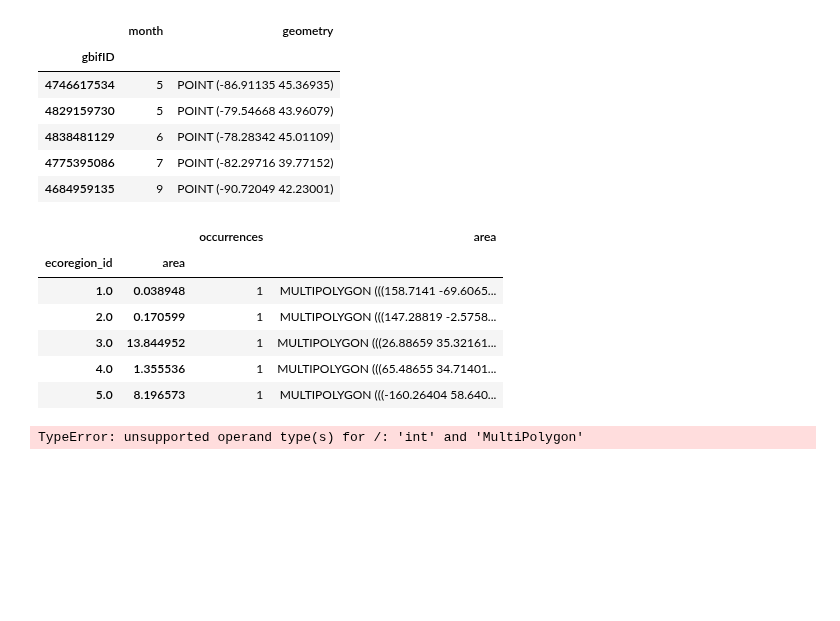
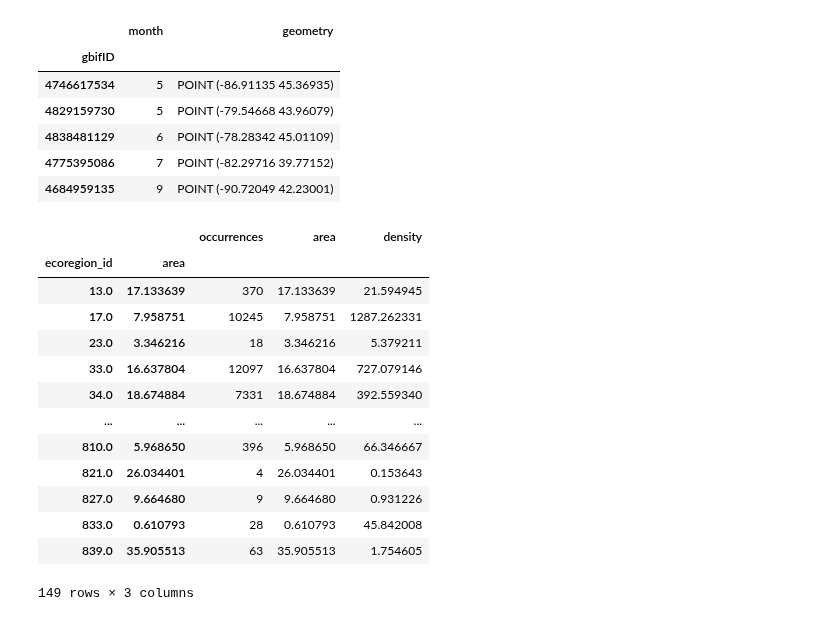
Before and after one commit to earthlab-education/foundations-of-earth-analytics-2024-species-distribution-coding-challenge-fundamentals-03-species-di, a Jupyter notebook: notebooks/rose-breasted-grosbeak.ipynb, the cells around one changed output. Cells and saved outputs as stored; diff of their text form; code cells hidden in the pictures; blank space fills up the shorter version.

Commit message:
ecoregion duplication remove

```diff
--- a/notebooks/rose-breasted-grosbeak.ipynb
+++ b/notebooks/rose-breasted-grosbeak.ipynb
@@ -215,8 +215,8 @@ gbif_gdf
 312913 rows × 2 columns
 # %%
 # Normalize data to show the average number of observations for each
-# ecoregion
-ecoregion_gdf = (
+# ecoregion -joining two GeoDataframes
+species_region_gdf = (
     ecoregion_gdf
     # Match the CRS of the GBIF data and the ecoregions
     .to_crs(gbif_gdf.crs)
@@ -227,7 +227,7 @@ ecoregion_gdf = (
         predicate='contains')
 
 )
-ecoregion_gdf
+species_region_gdf
 # %% [output]
 |  | name | area | geometry | gbifID | month |
 | ecoregion_id |  |  |  |  |  |
@@ -282,36 +263,41 @@ gbif_gdf.head()
 | 4838481129 | 6 | POINT (-78.28342 45.01109) |
 | 4775395086 | 7 | POINT (-82.29716 39.77152) |
 | 4684959135 | 9 | POINT (-90.72049 42.23001) |
+# %%
+occurrence_df = (
+    species_region_gdf
+    # Reset index
+    .reset_index()
+    # For each ecoregion
+    .groupby(['ecoregion_id', 'area'])
+    # ...count the number of occurrences
+    .agg(
+        occurrences=('ecoregion_id', 'count'),
+         area=('area', 'first'))
+)
+
+# Normalize by area
+occurrence_df['density'] = (
+    occurrence_df.occurrences
+    / occurrence_df.area
+)
+
+# Get rid of rare observations (possible misidentification?)
+occurrence_df = occurrence_df[occurrence_df.occurrences>1]
 # %%
-occurrence_df.head()
+occurrence_df
 # %% [output]
-|  |  | occurrences | area |
-| ecoregion_id | area |  |  |
-| 1.0 | 0.038948 | 1 | MULTIPOLYGON (((158.7141 -69.6065... |
-| 2.0 | 0.170599 | 1 | MULTIPOLYGON (((147.28819 -2.5758... |
-| 3.0 | 13.844952 | 1 | MULTIPOLYGON (((26.88659 35.32161... |
-| 4.0 | 1.355536 | 1 | MULTIPOLYGON (((65.48655 34.71401... |
-| 5.0 | 8.196573 | 1 | MULTIPOLYGON (((-160.26404 58.640... |
+|  |  | occurrences | area | density |
+| ecoregion_id | area |  |  |  |
+| 13.0 | 17.133639 | 370 | 17.133639 | 21.594945 |
+| 17.0 | 7.958751 | 10245 | 7.958751 | 1287.262331 |
+| 23.0 | 3.346216 | 18 | 3.346216 | 5.379211 |
+| 33.0 | 16.637804 | 12097 | 16.637804 | 727.079146 |
+| 34.0 | 18.674884 | 7331 | 18.674884 | 392.559340 |
+| ... | ... | ... | ... | ... |
+| 810.0 | 5.968650 | 396 | 5.968650 | 66.346667 |
+| 821.0 | 26.034401 | 4 | 26.034401 | 0.153643 |
+| 827.0 | 9.664680 | 9 | 9.664680 | 0.931226 |
+| 833.0 | 0.610793 | 28 | 0.610793 | 45.842008 |
+| 839.0 | 35.905513 | 63 | 35.905513 | 1.754605 |
+149 rows × 3 columns
-# %%
-occurrence_df = (
-    ecoregion_gdf
-    # Reset index
-    .reset_index()
-    # For each ecoregion
-    .groupby(['ecoregion_id', 'area'])
-    # ...count the number of occurrences
-    .agg(
-        occurrences=('ecoregion_id', 'count'),
-         area=('geometry', 'first'))
-)
-
-# Normalize by area
-occurrence_df['density'] = (
-    occurrence_df.occurrences
-    / occurrence_df.area
-)
-
-# Get rid of rare observations (possible misidentification?)
-occurrence_df = occurrence_df[occurrence_df.occurrences>1]
-# %% [output]
-TypeError: unsupported operand type(s) for /: 'int' and 'MultiPolygon'
```
Also changed, not shown: parts of 3 cells of this notebook.
